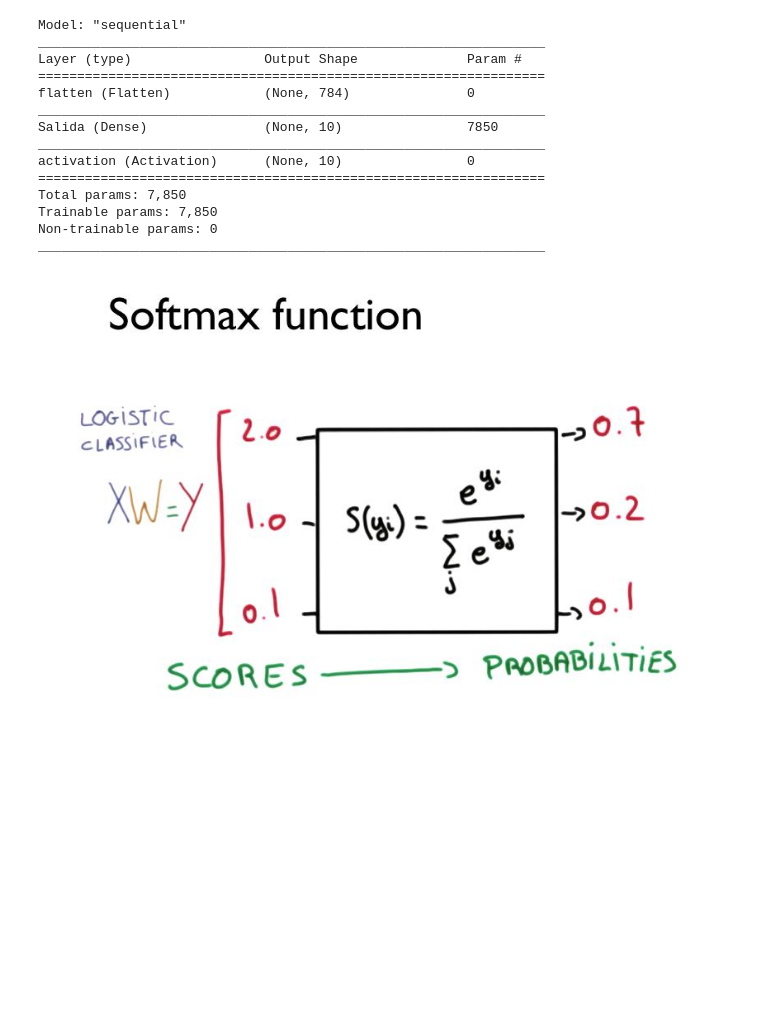
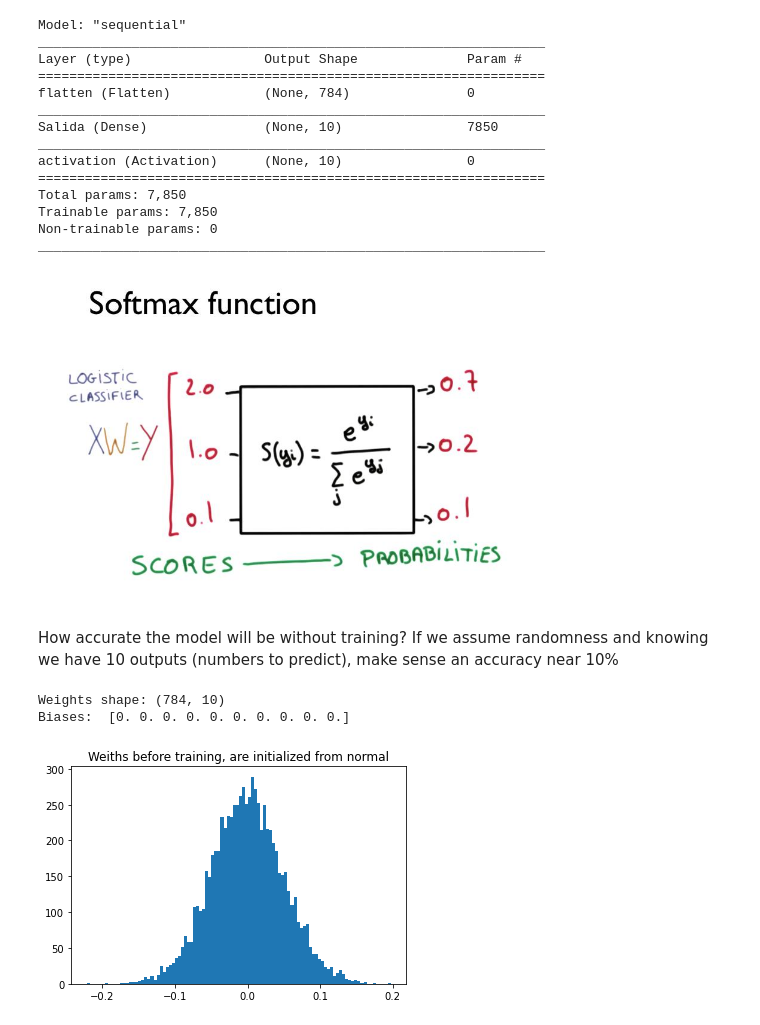
Before and after one commit to GabrielTorga/NNs, a Jupyter notebook: MNIST_multiclass.ipynb, the cells around one changed output. Drawn from its saved outputs; the diff is of its cells as text; code cells hidden in the pictures; blank space fills up the shorter version.

```diff
--- a/MNIST.ipynb
+++ b/MNIST_multiclass.ipynb
@@ -163,7 +162,8 @@ output_size = 10
 # Creo el modelo
 model_single_layer = Sequential()
 model_single_layer.add(Flatten(input_shape=x_train.shape[1:])) # Flatten input shape, this can be done before defining the model
-model_single_layer.add(Dense(output_size, kernel_initializer='normal', name='Salida')) # One dense, output. 10 units
+model_single_layer.add(Dense(output_size,
+                             kernel_initializer='normal', name='Salida')) # One dense, output. 10 units
 model_single_layer.add(Activation('softmax')) # Softmax for multiclass
 model_single_layer.summary()
 # %% [output]
@@ -182,4 +182,26 @@ Trainable params: 7,850
 Non-trainable params: 0
 _________________________________________________________________
 # %% [markdown]
-![image.png](attachment:image.png)
+<!-- ![image.png](attachment:image.png) -->
+
+<div>
+<img src="attachment:image.png" width="500"/>
+</div>
+# %%
+lr = 0.001
+SGD = tf.keras.optimizers.SGD(learning_rate=lr)
+model_single_layer.compile(loss = 'categorical_crossentropy', optimizer=SGD, metrics=['accuracy'])
+# %% [markdown]
+How accurate the model will be without training? If we assume randomness and knowing we have 10 outputs (numbers to predict), make sense an accuracy near 10%
+# %%
+weights = model_single_layer.get_weights()[0]
+biases = model_single_layer.get_weights()[1]
+print('Weights shape:', weights.shape)
+print('Biases: ', biases)
+plt.hist(weights.flatten(), 100)
+plt.title('Weiths before training, are initialized from normal')
+plt.show()
+# %% [output]
+Weights shape: (784, 10)
+Biases:  [0. 0. 0. 0. 0. 0. 0. 0. 0. 0.]
+[figure, added]
```
Also changed, not shown: parts of 7 cells of this notebook, 2 other files.
